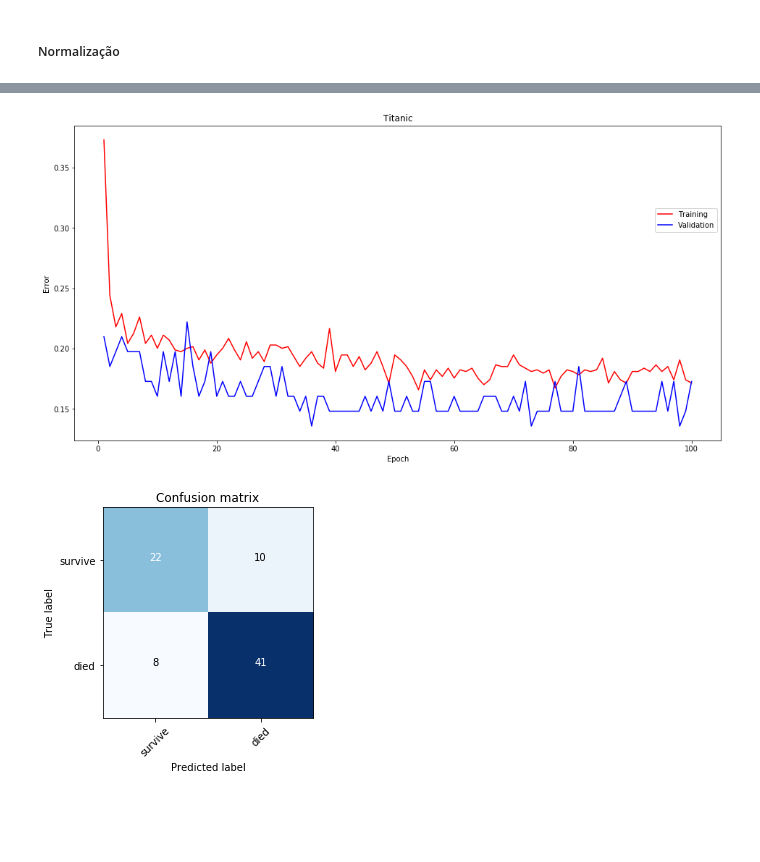
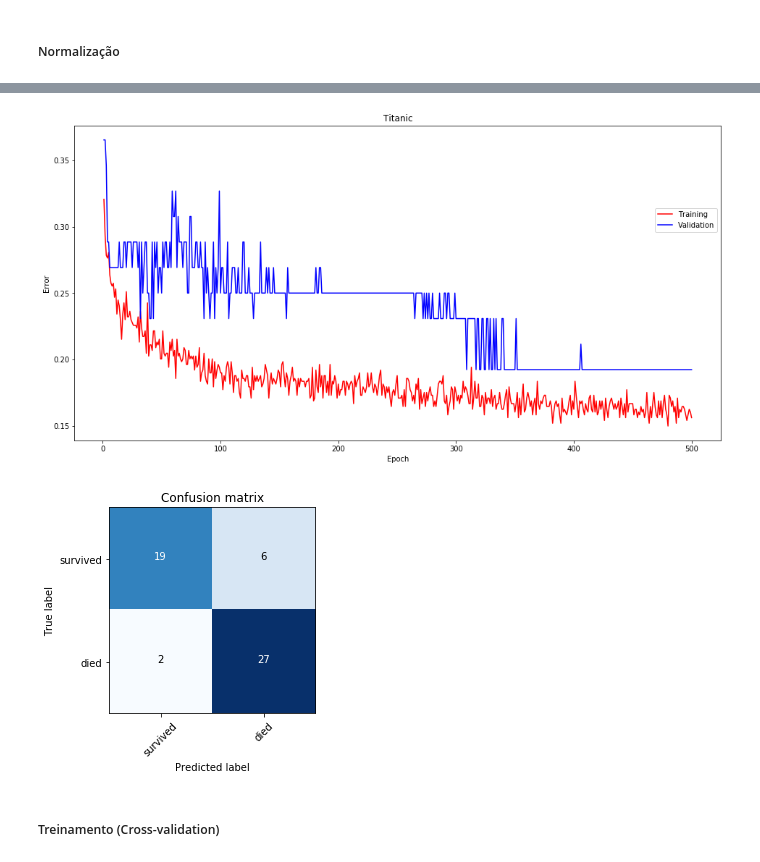
Before and after one commit to matheus-praxedes/Deep-learning, a Jupyter notebook: src/list2_dm.ipynb, the cells around one changed output, grey strips where cells are left out. Saved outputs shown, nothing was run; the diff lists cells and outputs as text; code cells hidden in the pictures; blank space fills up the shorter version.

Commit message:
New Titanic neural network

```diff
--- a/src/list2_dm.ipynb
+++ b/src/list2_dm.ipynb
@@ -67,3 +78,11 @@ test = test.filter(['pclass', 'sex', 'age', 'fare', 'cabin', 'embarked', 'surviv
 # %%
-train['age'].fillna(train['age'].median(), inplace = True)
-test['age'].fillna(test['age'].median(), inplace = True)
+#train['age'].fillna(train['age'].median(), inplace = True)
+#test['age'].fillna(test['age'].median(), inplace = True)
+
+train.dropna(subset = ['age'], inplace = True)
+test.dropna(subset = ['age'], inplace = True)
+
+train['fare'].fillna(train['fare'].median(), inplace = True)
+test['fare'].fillna(test['fare'].median(), inplace = True)
+
+display(train[0:10])
@@ -102,5 +177,7 @@ test['cabin'] = encoder.fit_transform(test['cabin'])
 ##### Remoção de Outliers
 # %%
 for c1, c2 in zip(train, test):
-    train[c1][~(np.abs(train[c1]-train[c1].mean())>(3*train[c1].std()))]
-    test[c2][~(np.abs(test[c2]-test[c2].mean())>(3*test[c2].std()))]
+    train[c1][~(np.abs(train[c1]-train[c1].mean())>(2*train[c1].std()))]
+    test[c2][~(np.abs(test[c2]-test[c2].mean())>(2*test[c2].std()))]
+
+display(train)
@@ -106,0 +205,7 @@ for c1, c2 in zip(train, test):
+# %%
+min_value = min(train['survived'].value_counts())
+train = pd.concat([train.query('survived == 1').sample(min_value, replace = True, random_state = 11403723),
+                   train.query('survived == 0').sample(min_value, replace = True, random_state = 11403723)])
+train = train.sample(frac = 1, replace = False).reset_index(drop = True)
+
+display(train[0:10])
@@ -161,9 +313,5 @@ for inst_x, inst_y in zip(x_train_list, y_train_list):
 # %%
-#net = NeuralNetwork(5, [30, 10, 2], 4*[sig_func])
-#data = net.fit(dataset, "mini-batch", 100, lr_ = 0.1, type = "class", mini_batch_size = 20,
-#                   tvt_ratio = [9, 1, 1], momentum_ = 0.8, print_info = False)
-
-net = NeuralNetwork(5, [30, 10, 2], 4*[relu_func], dropout_rate = 0.1)
-data = net.fit(dataset, "mini-batch", 100, lr_ = 0.05, type = "class", mini_batch_size = 20,
-                      tvt_ratio = [9, 1, 1], momentum_ = 0.8, print_info = False, opt = 'adamax')
+net = NeuralNetwork(5, [30, 10, 2], [relu_func, relu_func, soft_max_func], dropout = [0.1, 0.0])
+data = net.fit(dataset, "mini-batch", 500, lr_ = 0.001, type = "class", mini_batch_size = 20,
+                      tvt_ratio = [9, 1, 1], print_info = False, opt = 'adam')
 # %% [output]
@@ -172,23 +320,25 @@ data = net.fit(dataset, "mini-batch", 100, lr_ = 0.05, type = "class", mini_batc
 # %%
 plot_graph(data, "Titanic", "Epoch", "Error", figsizex = 16, figsizey = 8)
 # %% [output]
-[figure, old version]
+[figure, new version]
 # %%
 correct = net.confusion_matrix[0][0] * [0] + \
           net.confusion_matrix[0][1] * [0] + \
           net.confusion_matrix[1][0] * [1] + \
           net.confusion_matrix[1][1] * [1]
 
 predict = net.confusion_matrix[0][0] * [0] + \
           net.confusion_matrix[0][1] * [1] + \
           net.confusion_matrix[1][0] * [0] + \
           net.confusion_matrix[1][1] * [1]
 
 mat = confusion_matrix(correct, predict)
-plot_confusion_matrix(mat, classes = ['survive', 'died'], title = 'Confusion matrix')
+plot_confusion_matrix(mat, classes = ['survived', 'died'], title = 'Confusion matrix')
 plt.show()
 # %% [output]
-[figure, old version]
+[figure, new version]
+# %% [markdown]
+##### Treinamento (Cross-validation)
 # %%
 n_split = 10
 kfold = StratifiedKFold(n_splits = n_split, shuffle = True, random_state = 11403723)
```
Also changed, not shown: parts of 27 cells of this notebook, 2 other files.
